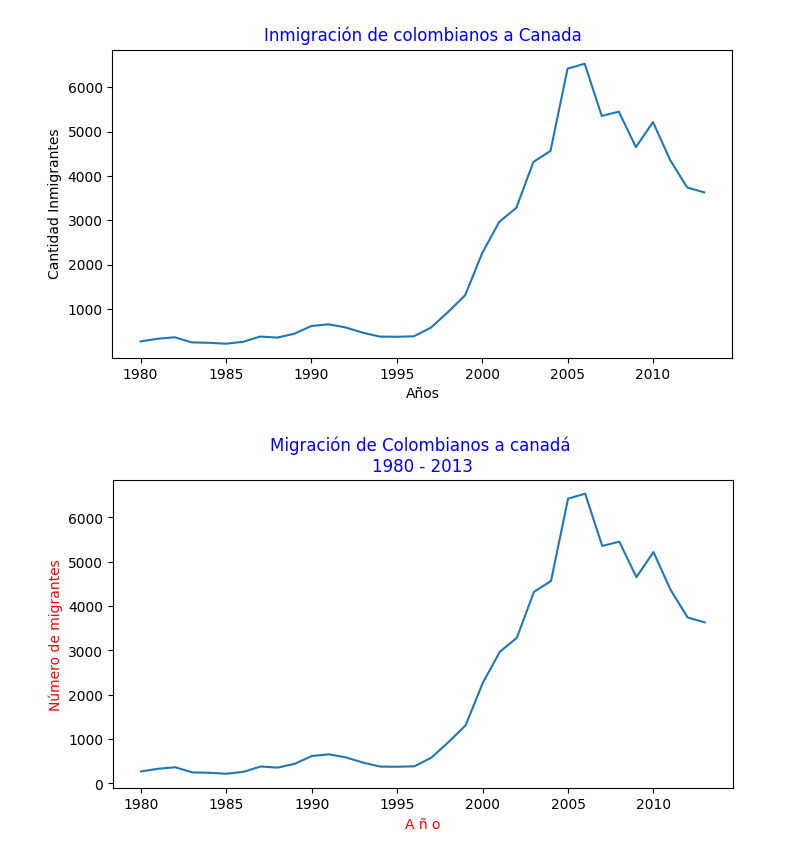
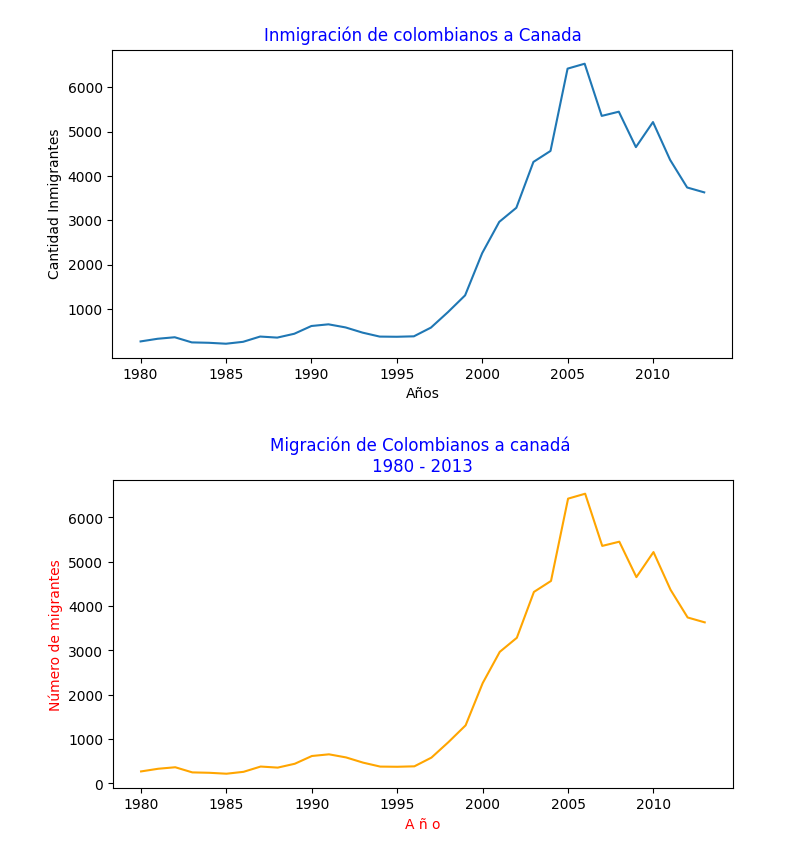
Before and after one commit to Goyo0117970/Challenge-1-de-Ciencia-de-datos-Alura, a Jupyter notebook: visualizacion_de_datos_con_python.ipynb, the cells around one changed output. Saved outputs shown, nothing was run; the diff lists cells and outputs as text; code cells hidden in the pictures.

```diff
--- a/visualizacion_de_datos_con_python.ipynb
+++ b/visualizacion_de_datos_con_python.ipynb
@@ -136,12 +152,12 @@ plt.show()
 [figure]
 # %%
 fig, ax = plt.subplots(figsize=(8,4))
-ax.plot(datos_col['Año'],datos_col['Inmigrantes'])
+ax.plot(datos_col['Año'],datos_col['Inmigrantes'], color='orange')
 ax.xaxis.set_major_locator(plt.MultipleLocator(5))
 ax.yaxis.set_major_locator(plt.MultipleLocator(1000))
 ax.set_title('Migración de Colombianos a canadá \n1980 - 2013', color ='blue')
 ax.set_xlabel('A ñ o',color ='red')
 ax.set_ylabel('Número de migrantes',color ='red')
 plt.show()
 # %% [output]
-[figure, old version]
+[figure, new version]
```
Also changed, not shown: parts of 3 cells of this notebook.
